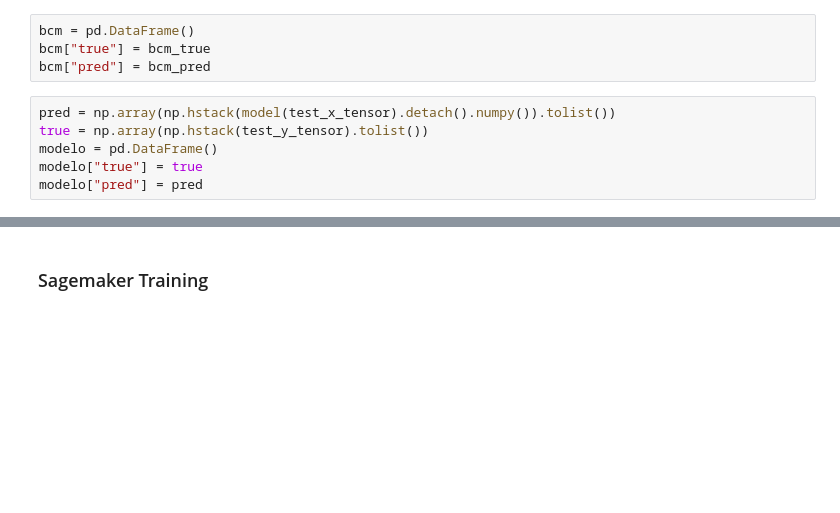
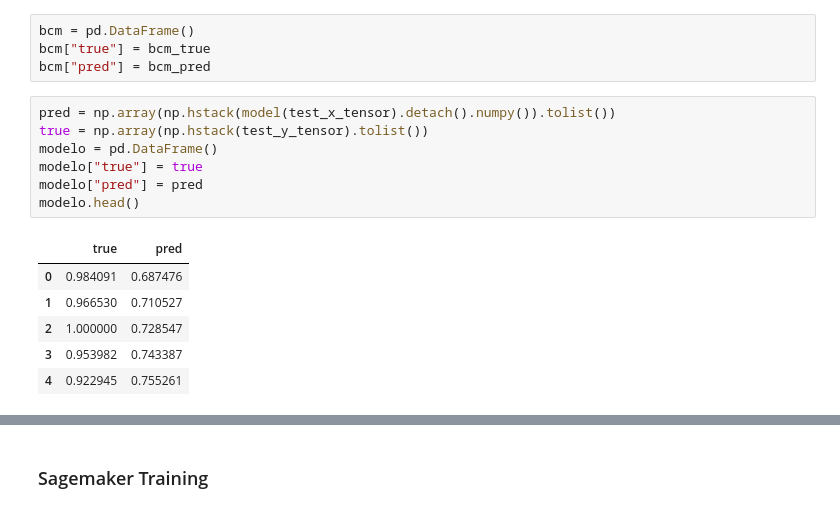
Before and after one commit to adelmofilho/BovespaStockPrediction, a Jupyter notebook: IbovespaForecasting.ipynb, the cells around one changed output, grey strips where cells are left out. Drawn from its saved outputs; the diff is of its cells as text; blank space fills up the shorter version.

```diff
--- a/IbovespaForecasting.ipynb
+++ b/IbovespaForecasting.ipynb
@@ -189,9 +301,17 @@ bcm["pred"] = bcm_pred
 # %%
 pred = np.array(np.hstack(model(test_x_tensor).detach().numpy()).tolist())
 true = np.array(np.hstack(test_y_tensor).tolist())
 modelo = pd.DataFrame()
 modelo["true"] = true
 modelo["pred"] = pred
+modelo.head()
+# %% [output]
+|  | true | pred |
+| 0 | 0.984091 | 0.687476 |
+| 1 | 0.966530 | 0.710527 |
+| 2 | 1.000000 | 0.728547 |
+| 3 | 0.953982 | 0.743387 |
+| 4 | 0.922945 | 0.755261 |
 # %%
 f, axes = plt.subplots(3, 2, figsize=(16.5, 11.7))
 sns.despine(left=True)
```
Also changed, not shown: parts of 21 cells of this notebook, 1 other file.
